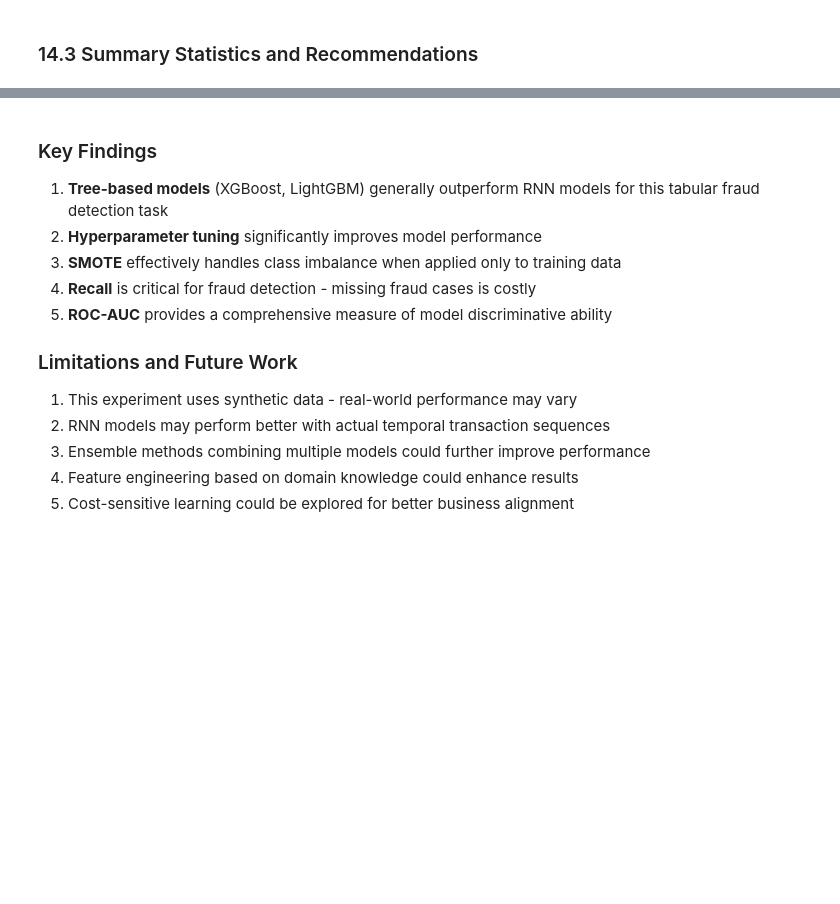
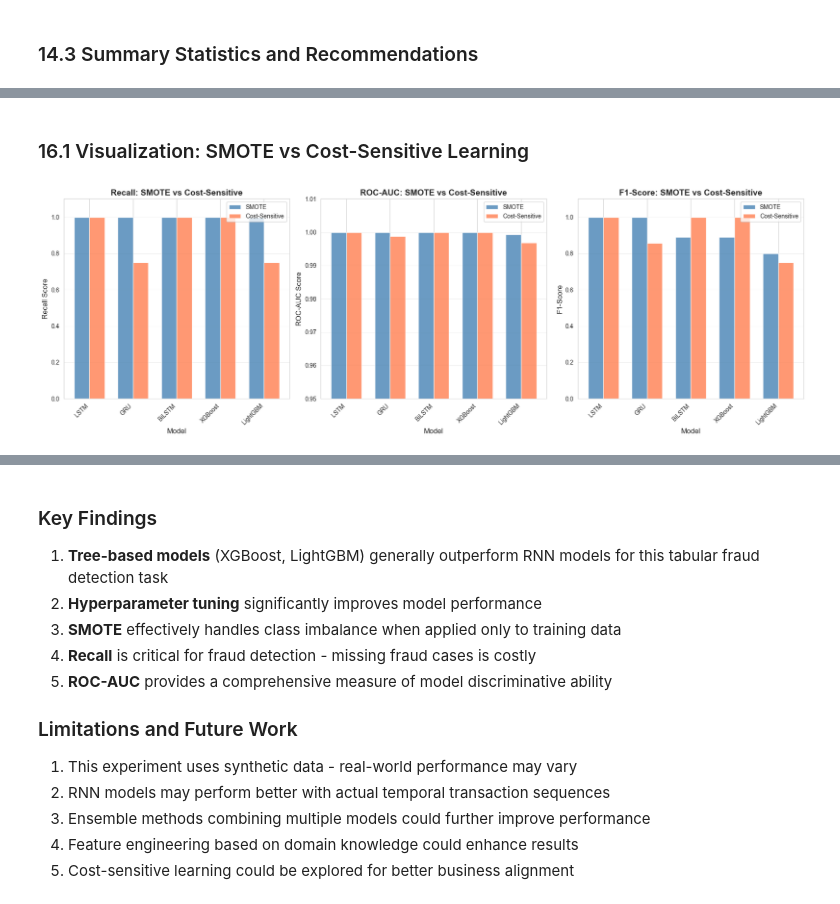
Before and after one commit to gandharyanto/ml_fraud_detection, a Jupyter notebook: fraud_detection.ipynb, the cells around one changed output, grey strips where cells are left out. Cells and saved outputs as stored; diff of their text form; code cells hidden in the pictures; blank space fills up the shorter version.

```diff
--- a/fraud_detection.ipynb
+++ b/fraud_detection.ipynb
@@ -2335,0 +2769,72 @@ print("\n" + "="*80)
+# %% [markdown]
+### 16.1 Visualization: SMOTE vs Cost-Sensitive Learning
+# %%
+# Create grouped bar chart comparing SMOTE vs Cost-Sensitive Learning
+fig, axes = plt.subplots(1, 3, figsize=(18, 6))
+
+# Prepare data for visualization
+models_list = unified_eval_df['Model'].unique()
+x = np.arange(len(models_list))
+width = 0.35
+
+# Recall comparison
+smote_recall = [unified_eval_df[(unified_eval_df['Model'] == m) &
+                                 (unified_eval_df['Imbalance_Method'] == 'SMOTE')]['Recall'].values[0]
+                for m in models_list]
+cs_recall = [unified_eval_df[(unified_eval_df['Model'] == m) &
+                             (unified_eval_df['Imbalance_Method'] == 'Cost-Sensitive')]['Recall'].values[0]
+             for m in models_list]
+
+axes[0].bar(x - width/2, smote_recall, width, label='SMOTE', color='steelblue', alpha=0.8)
+axes[0].bar(x + width/2, cs_recall, width, label='Cost-Sensitive', color='coral', alpha=0.8)
+axes[0].set_xlabel('Model', fontsize=12)
+axes[0].set_ylabel('Recall Score', fontsize=12)
+axes[0].set_title('Recall: SMOTE vs Cost-Sensitive', fontsize=14, fontweight='bold')
+axes[0].set_xticks(x)
+axes[0].set_xticklabels(models_list, rotation=45, ha='right')
+axes[0].legend()
+axes[0].grid(axis='y', alpha=0.3)
+axes[0].set_ylim([0, 1.1])
+
+# ROC-AUC comparison
+smote_roc = [unified_eval_df[(unified_eval_df['Model'] == m) &
+                              (unified_eval_df['Imbalance_Method'] == 'SMOTE')]['ROC_AUC'].values[0]
+             for m in models_list]
+cs_roc = [unified_eval_df[(unified_eval_df['Model'] == m) &
+                          (unified_eval_df['Imbalance_Method'] == 'Cost-Sensitive')]['ROC_AUC'].values[0]
+          for m in models_list]
+
+axes[1].bar(x - width/2, smote_roc, width, label='SMOTE', color='steelblue', alpha=0.8)
+axes[1].bar(x + width/2, cs_roc, width, label='Cost-Sensitive', color='coral', alpha=0.8)
+axes[1].set_xlabel('Model', fontsize=12)
+axes[1].set_ylabel('ROC-AUC Score', fontsize=12)
+axes[1].set_title('ROC-AUC: SMOTE vs Cost-Sensitive', fontsize=14, fontweight='bold')
+axes[1].set_xticks(x)
+axes[1].set_xticklabels(models_list, rotation=45, ha='right')
+axes[1].legend()
+axes[1].grid(axis='y', alpha=0.3)
+axes[1].set_ylim([0.95, 1.01])
+
+# F1-Score comparison
+smote_f1 = [unified_eval_df[(unified_eval_df['Model'] == m) &
+                             (unified_eval_df['Imbalance_Method'] == 'SMOTE')]['F1_Score'].values[0]
+            for m in models_list]
+cs_f1 = [unified_eval_df[(unified_eval_df['Model'] == m) &
+                         (unified_eval_df['Imbalance_Method'] == 'Cost-Sensitive')]['F1_Score'].values[0]
+         for m in models_list]
+
+axes[2].bar(x - width/2, smote_f1, width, label='SMOTE', color='steelblue', alpha=0.8)
+axes[2].bar(x + width/2, cs_f1, width, label='Cost-Sensitive', color='coral', alpha=0.8)
+axes[2].set_xlabel('Model', fontsize=12)
+axes[2].set_ylabel('F1-Score', fontsize=12)
+axes[2].set_title('F1-Score: SMOTE vs Cost-Sensitive', fontsize=14, fontweight='bold')
+axes[2].set_xticks(x)
+axes[2].set_xticklabels(models_list, rotation=45, ha='right')
+axes[2].legend()
+axes[2].grid(axis='y', alpha=0.3)
+axes[2].set_ylim([0, 1.1])
+
+plt.tight_layout()
+plt.show()
+# %% [output]
+[figure, added]
```
Also changed, not shown: parts of 42 cells of this notebook.
